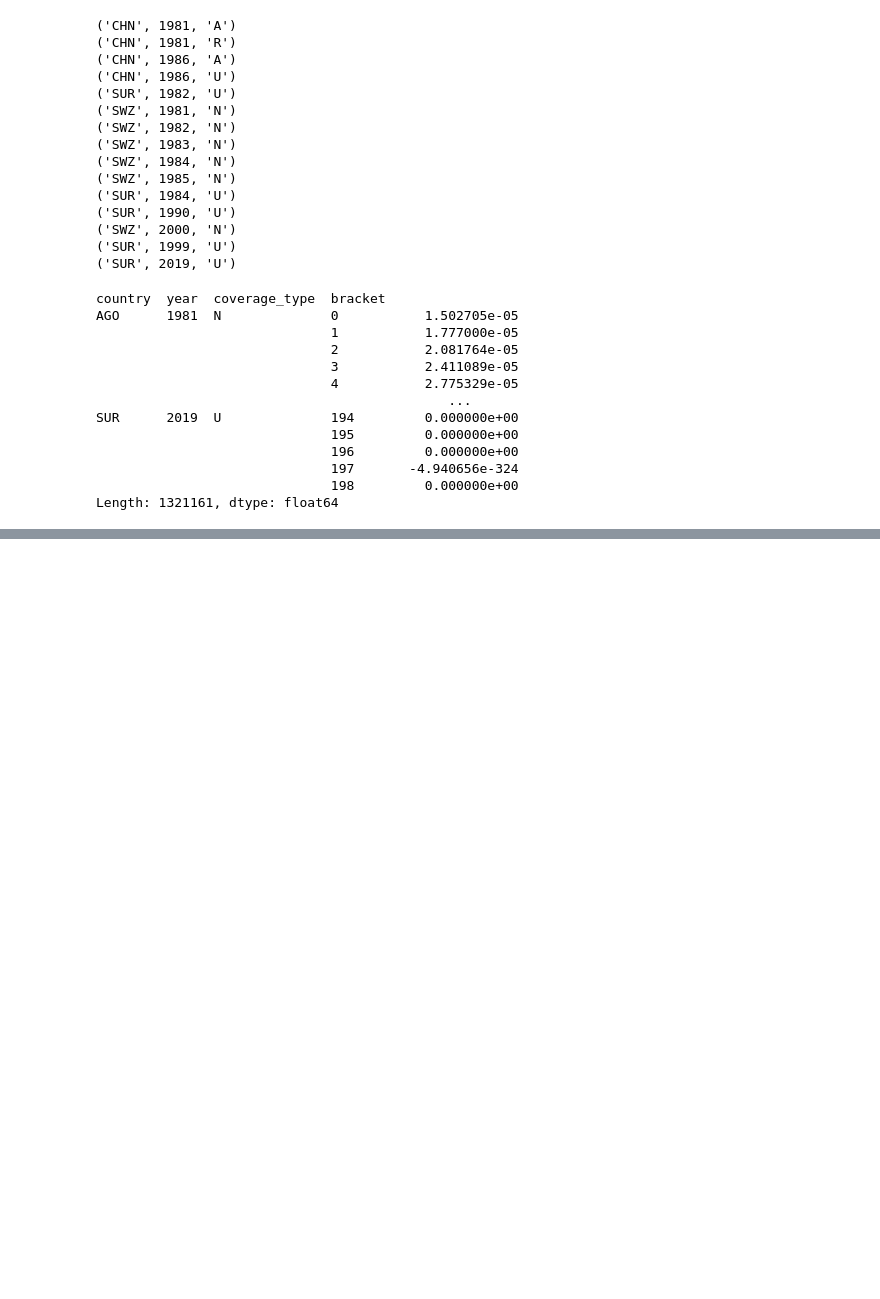
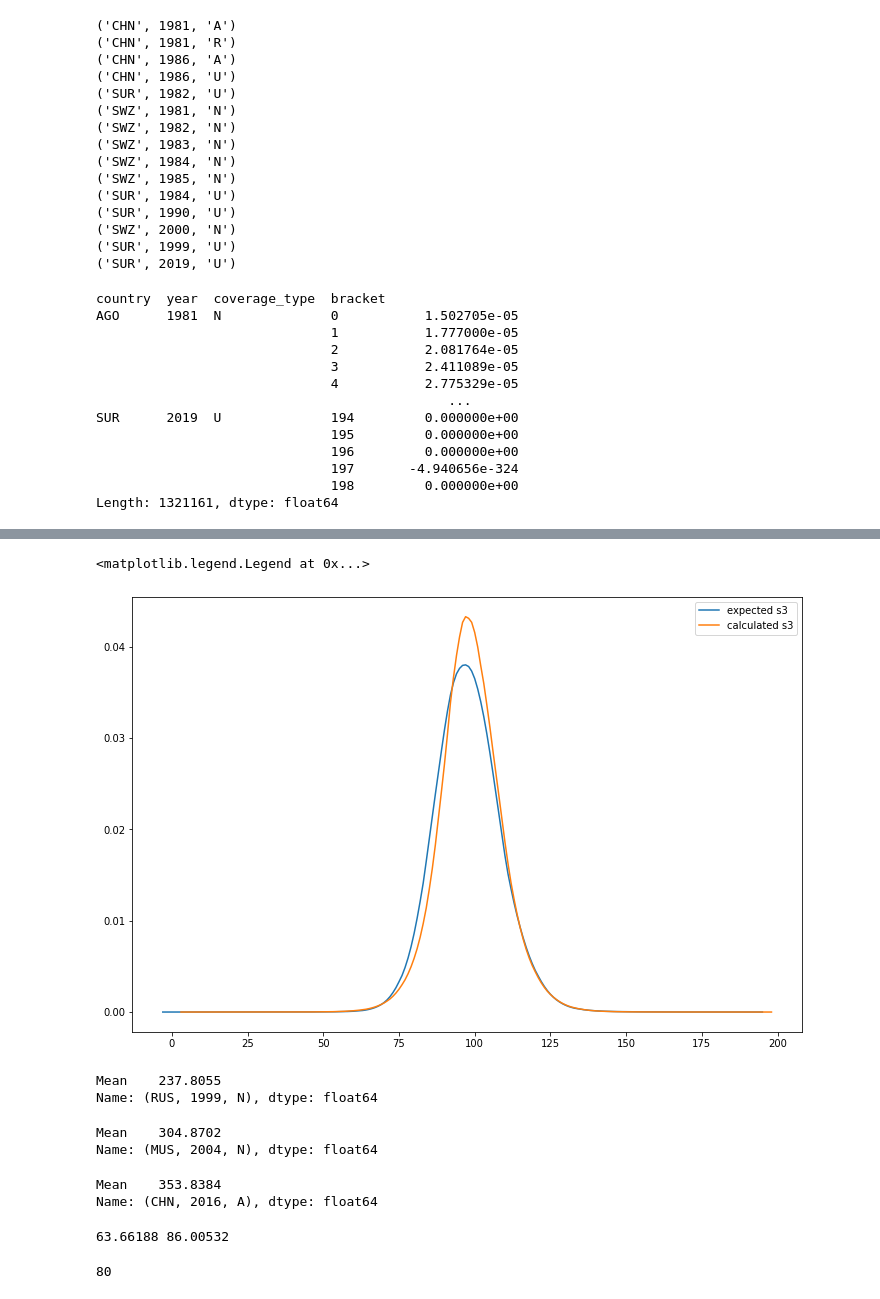
Before and after one commit to open-numbers/ddf--worldbank--povcalnet, a Jupyter notebook: etl/notebooks/new_brackets.ipynb, the cells around one changed output, grey strips where cells are left out. Drawn from its saved outputs; the diff is of its cells as text; code cells hidden in the pictures; blank space fills up the shorter version.

```diff
--- a/etl/notebooks/new_brackets.ipynb
+++ b/etl/notebooks/new_brackets.ipynb
@@ -507,0 +658,24 @@ res7.to_csv('../wip/smoothmountain/ddf--datapoints--population_percentage--by--c
+# %%
+s1 = gs.get_group(('rus', 1999, 'n')).set_index('relative_bracket')[c]
+s2 = gs.get_group(('mus', 2004, 'n')).set_index('relative_bracket')[c]
+s3_expect = gs.get_group(('chn', 2016, 'a')).set_index('relative_bracket')[c]
+# %%
+s1_, s2_ = s1.align(s2)
+s1_ = s1_.fillna(0)
+s2_ = s2_.fillna(0)
+s3 = (s1 + s2) / 2
+# %%
+new_idx = s3.index.values + 102
+s3.index = pd.Index(new_idx)
+# %%
+new_idx = s3_expect.index.values + 102
+s3_expect.index = pd.Index(new_idx)
+# %%
+# plt.plot(s1[c], label='s1')
+# plt.plot(s2[c], label='s2')
+plt.plot(s3_expect, label='expected s3')
+plt.plot(s3, label='calculated s3')
+plt.legend()
+# %% [output]
+<matplotlib.legend.Legend at 0x...>
+[figure, added]
@@ -507,0 +686,15 @@ res7.to_csv('../wip/smoothmountain/ddf--datapoints--population_percentage--by--c
+# %%
+m1
+# %% [output]
+Mean    237.8055
+Name: (RUS, 1999, N), dtype: float64
+# %%
+m2
+# %% [output]
+Mean    304.8702
+Name: (MUS, 2004, N), dtype: float64
+# %%
+m3_expect
+# %% [output]
+Mean    353.8384
+Name: (CHN, 2016, A), dtype: float64
@@ -507,0 +738,15 @@ res7.to_csv('../wip/smoothmountain/ddf--datapoints--population_percentage--by--c
+# %%
+x = ('eth', 2011, 'n')
+neighbors = [
+    ('sle', 2011, 'n'),
+    ('lbr', 2011, 'n'),
+    ('chn', 1990, 'a')
+]
+
+s3, s3_expect = trying(x, neighbors)
+# %% [output]
+63.66188 86.00532
+# %%
+bracket_number_from_income(63)
+# %% [output]
+80
```
Also changed, not shown: parts of 58 cells of this notebook, 30 other files.
